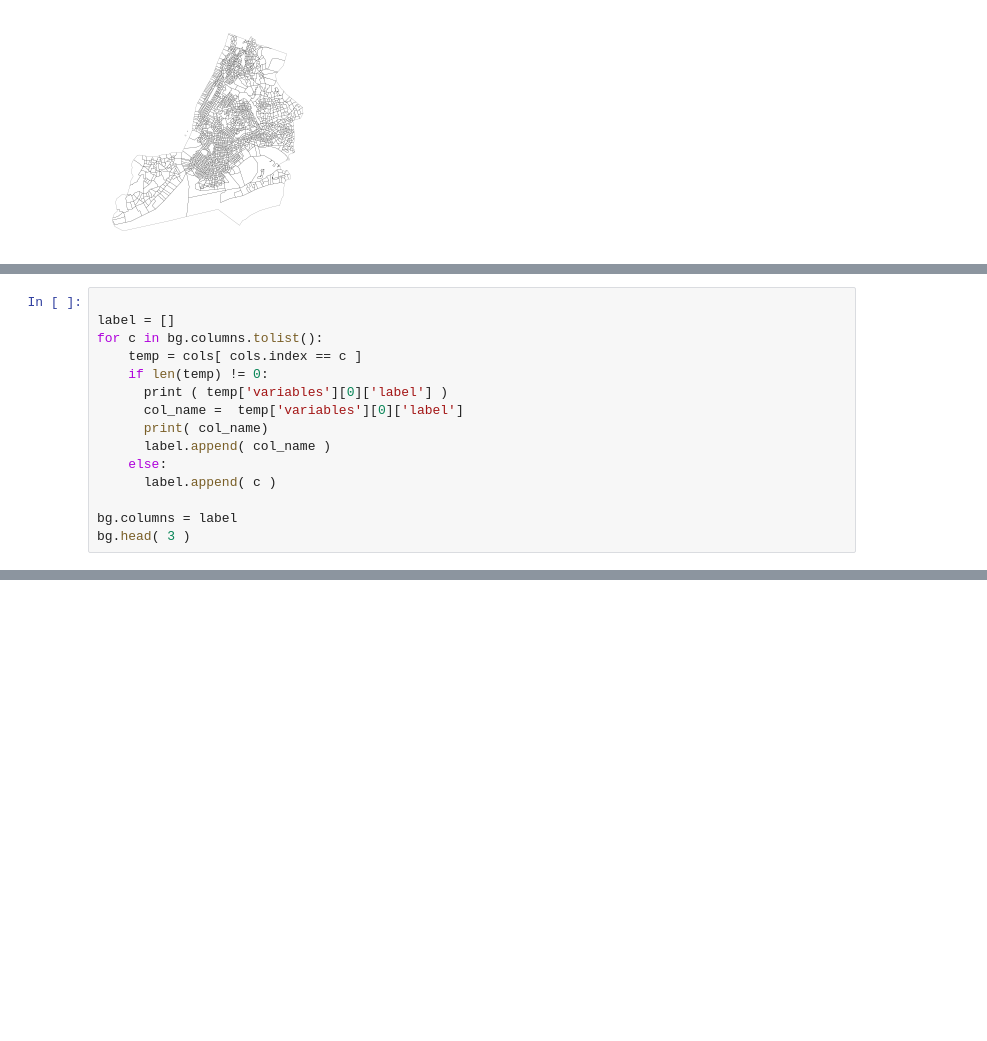
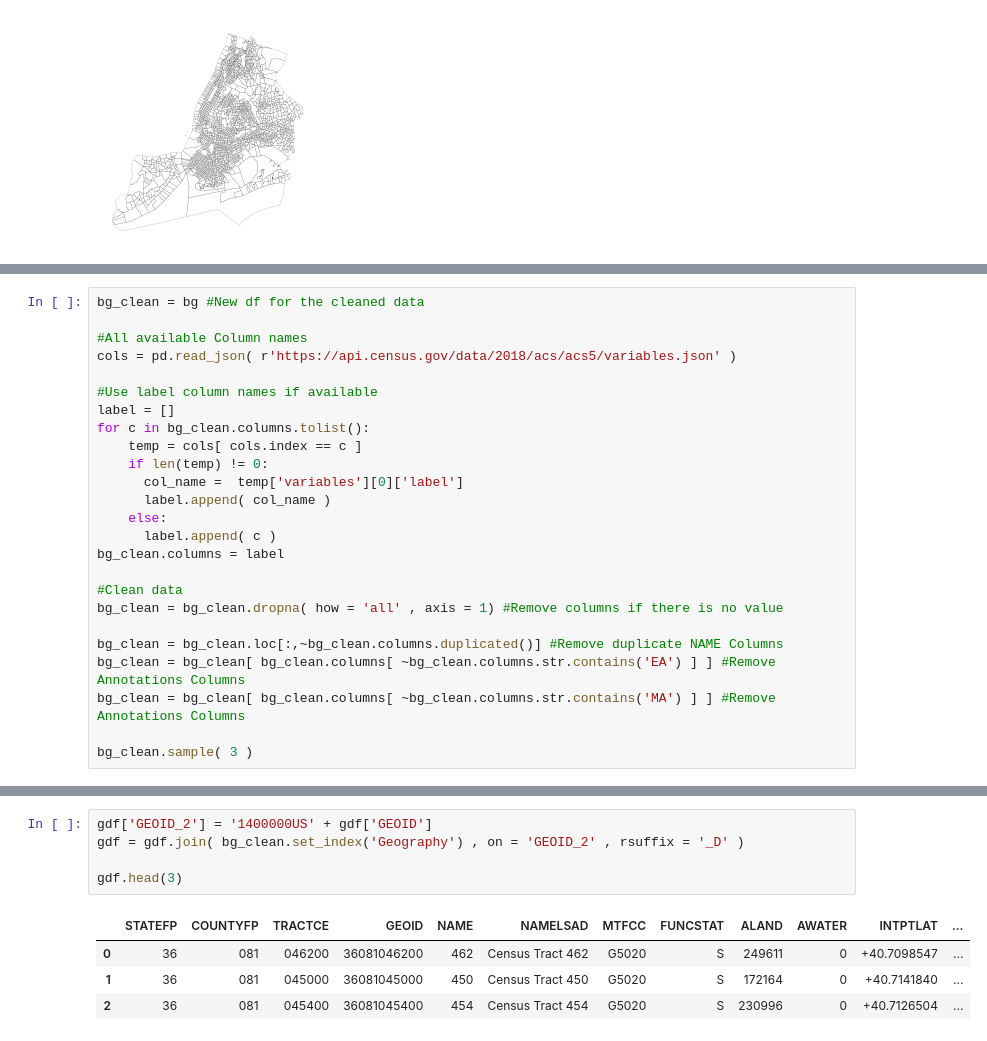
Before and after one commit to PrattSAVI/ACS, a Jupyter notebook: NYC_CensusTable.ipynb, the cells around one changed output, grey strips where cells are left out. Saved outputs shown, nothing was run; the diff lists cells and outputs as text; blank space fills up the shorter version.

```diff
--- a/NYC_CensusTable.ipynb
+++ b/NYC_CensusTable.ipynb
@@ -70,15 +67,0 @@ bg.sample(3)
-# %%
-
-label = []
-for c in bg.columns.tolist():
-    temp = cols[ cols.index == c ]
-    if len(temp) != 0:
-      print ( temp['variables'][0]['label'] )
-      col_name =  temp['variables'][0]['label']
-      print( col_name)
-      label.append( col_name )
-    else:
-      label.append( c )
-
-bg.columns = label
-bg.head( 3 )
@@ -92,0 +89,25 @@ Estimate!!Median household income in the past 12 months (in 2018 inflation-adjus
+# %%
+bg_clean = bg #New df for the cleaned data
+
+#All available Column names
+cols = pd.read_json( r'https://api.census.gov/data/2018/acs/acs5/variables.json' )
+
+#Use label column names if available
+label = []
+for c in bg_clean.columns.tolist():
+    temp = cols[ cols.index == c ]
+    if len(temp) != 0:
+      col_name =  temp['variables'][0]['label']
+      label.append( col_name )
+    else:
+      label.append( c )
+bg_clean.columns = label
+
+#Clean data
+bg_clean = bg_clean.dropna( how = 'all' , axis = 1) #Remove columns if there is no value
+
+bg_clean = bg_clean.loc[:,~bg_clean.columns.duplicated()] #Remove duplicate NAME Columns
+bg_clean = bg_clean[ bg_clean.columns[ ~bg_clean.columns.str.contains('EA') ] ] #Remove Annotations Columns
+bg_clean = bg_clean[ bg_clean.columns[ ~bg_clean.columns.str.contains('MA') ] ] #Remove Annotations Columns
+
+bg_clean.sample( 3 )
@@ -92,0 +119,10 @@ Estimate!!Median household income in the past 12 months (in 2018 inflation-adjus
+# %%
+gdf['GEOID_2'] = '1400000US' + gdf['GEOID']
+gdf = gdf.join( bg_clean.set_index('Geography') , on = 'GEOID_2' , rsuffix = '_D' )
+
+gdf.head(3)
+# %% [output]
+|  | STATEFP | COUNTYFP | TRACTCE | GEOID | NAME | NAMELSAD | MTFCC | FUNCSTAT | ALAND | AWATER | INTPTLAT | ... |
+| 0 | 36 | 081 | 046200 | 36081046200 | 462 | Census Tract 462 | G5020 | S | 249611 | 0 | +40.7098547 | ... |
+| 1 | 36 | 081 | 045000 | 36081045000 | 450 | Census Tract 450 | G5020 | S | 172164 | 0 | +40.7141840 | ... |
+| 2 | 36 | 081 | 045400 | 36081045400 | 454 | Census Tract 454 | G5020 | S | 230996 | 0 | +40.7126504 | ... |
```
Also changed, not shown: parts of 8 cells of this notebook.
